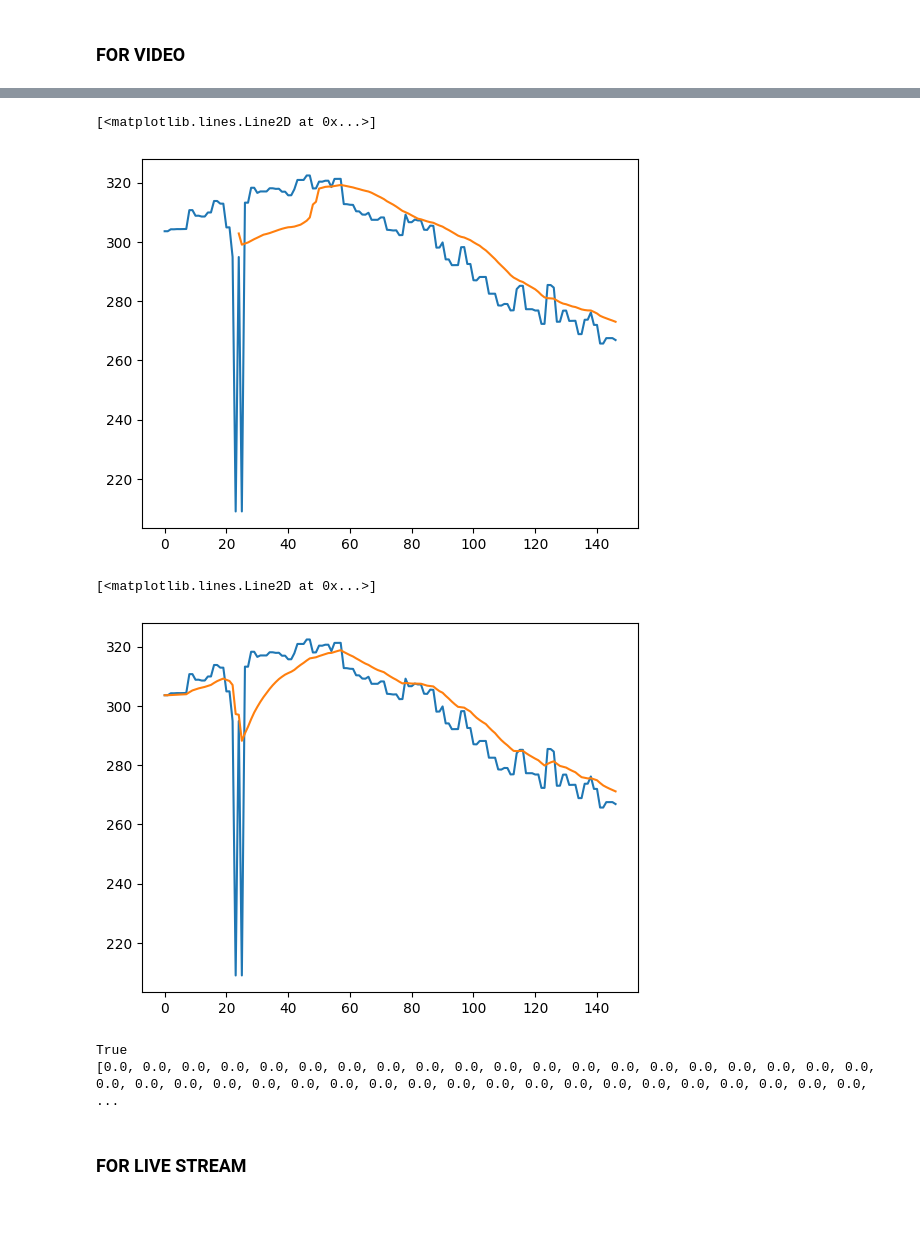
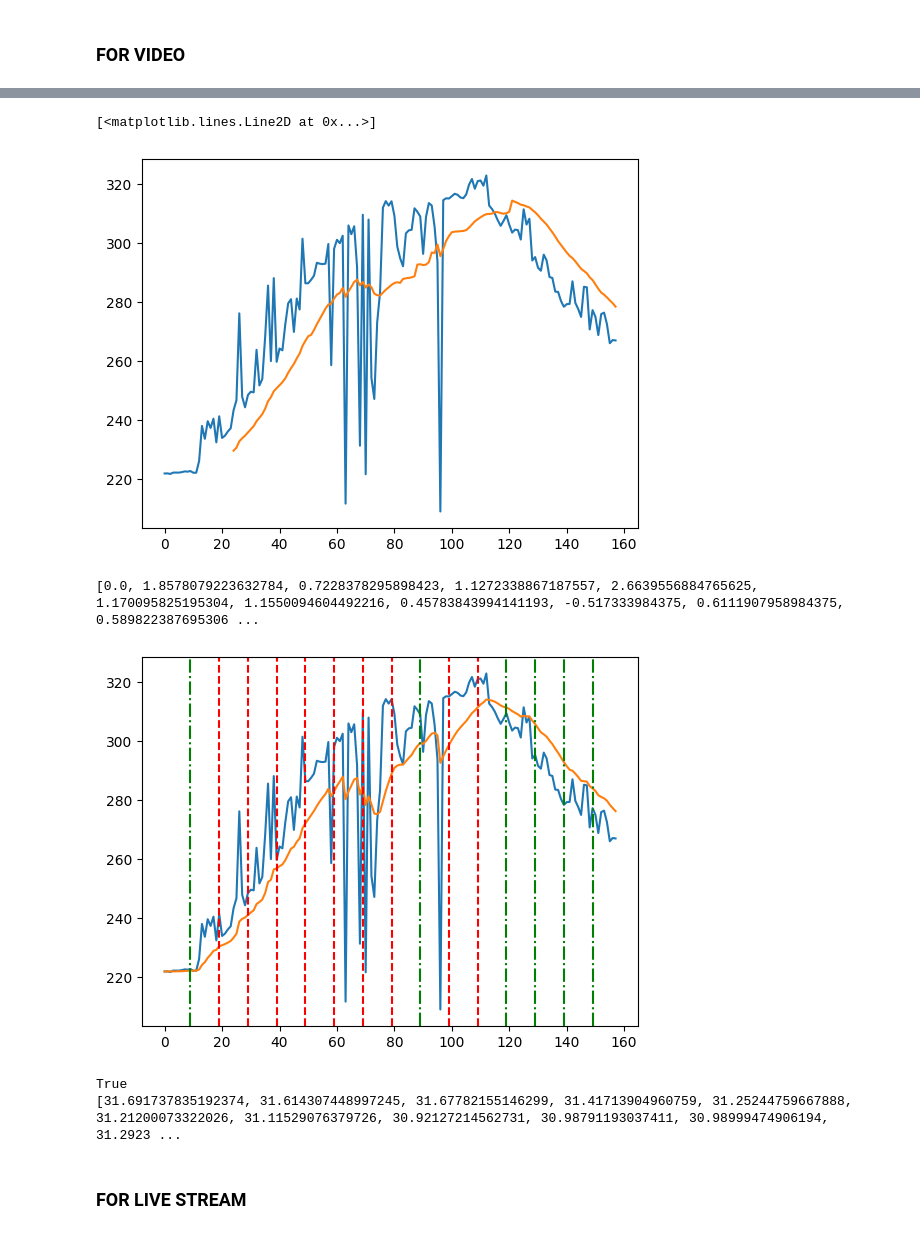
Before and after one commit to Heisenberg-2207/pushrim_detection, a Jupyter notebook: yolo.ipynb, the cells around one changed output, grey strips where cells are left out. Cells and saved outputs as stored; diff of their text form; code cells hidden in the pictures.

Commit message:
little work on close/away detection

```diff
--- a/yolo.ipynb
+++ b/yolo.ipynb
@@ -116,7 +116,7 @@ push_rim_id = 0
 fov = 68
 VIDEOS_DIR = os.path.join('.', 'videos')
 
-video_path = os.path.join(VIDEOS_DIR, 'wheelchair7.mp4')
+video_path = os.path.join(VIDEOS_DIR, 'wheelchair6.mp4')
 video_path_out = '{}_out.mp4'.format(video_path)
 
 cap = cv2.VideoCapture(video_path)
@@ -137,15 +137,20 @@ y_data = []
 dist_arr = []
 orient_arr = []
 width_arr = []
+width_arr_smooth = []
 time_arr = []
+temp = []
+val = []
 frame_no = 0
+alpha = 0.9
+target = 10 #number of frames to detect
 while ret:
 
     results = model(frame)[0]
 
     for result in results.boxes.data.tolist():
         x1, y1, x2, y2, score, class_id = result
-
+        average = 10
         if score > threshold:
             cv2.rectangle(frame, (int(x1), int(y1)), (int(x2), int(y2)), (0, 255, 0), 4)
             # cv2.putText(frame, results.names[int(class_id)].upper(), (int(x1), int(y1 - 10)),
@@ -158,9 +163,6 @@ while ret:
 
                 if width > height:
                     width = height
-                width_arr.append(width)
-                time_arr.append(frame_no)
-                frame_no += 1
                 orientation = math.degrees(math.acos(width / height))
 
                 pixel_dist = 24 * 2.54 / height
@@ -184,15 +186,28 @@ while ret:
                 orient_arr.append(orientation)
                 x_data.append(abs(dist)*math.cos(math.radians(orientation))/100)
                 y_data.append(abs(dist)*math.sin(math.radians(orientation))/100)
+                width_arr_smooth.append(alpha*average + (1-alpha)*width)
+                width_arr.append(width)
+                time_arr.append(frame_no)
 
-                # Show the plot
-                plt.show()
+                if(frame_no%target == target-1):
+                    delta = width_arr_smooth[frame_no] - width_arr_smooth[frame_no-target]
+                    temp.append(frame_no)
+                    val.append(delta)
+                    if(delta > 0):
+                        y_data[-target:] = [-value for value in y_data[-target:]]
+                        print("going closer")
+                    else:
+                        print("going away")
+
+                frame_no += 1
 
     out.write(frame)
     ret, frame = cap.read()
+
 plt.scatter(x_data, y_data)
-plt.xlim(-2, 2)
-plt.ylim(-2, 2)
+plt.xlim(-1.5, 1.5)
+plt.ylim(-1.5, 1.5)
 plt.show()
 
 cap.release()
@@ -230,27 +245,35 @@ smoothed_y_data = np.convolve(width_arr,np.ones(window_size)/window_size, mode='
 plt.plot(time_arr[window_size-1::gap], smoothed_y_data[::gap])
 # %% [output]
 [<matplotlib.lines.Line2D at 0x...>]
-[figure, old version]
+[figure, new version]
 # %%
 alpha = 0.9  # Polyak averaging parameter
 averaged_width_arr = [width_arr[0]]  # Initialize the averaged list with the first value
 
 for i in range(1, len(width_arr)):
     averaged_width = alpha * averaged_width_arr[i-1] + (1 - alpha) * width_arr[i]
     averaged_width_arr.append(averaged_width)
 
 plt.plot(time_arr, width_arr)
 plt.plot(time_arr, averaged_width_arr)
+for i in range(len(temp)):
+    if(val[i] > 0):
+        plt.axvline(x=temp[i], color='r', linestyle='--')
+    else:
+        plt.axvline(x=temp[i], color='g', linestyle='-.')
+
+
+print(val)
 # %% [output]
-[<matplotlib.lines.Line2D at 0x...>]
+[0.0, 1.8578079223632784, 0.7228378295898423, 1.1272338867187557, 2.6639556884765625, 1.170095825195304, 1.1550094604492216, 0.45783843994141193, -0.517333984375, 0.6111907958984375, 0.589822387695306 ...
-[figure, old version]
+[figure, new version]
 # %%
 has_value_less_than_90 = any(value < 90 for value in dist_arr)
 print(has_value_less_than_90)
 print(orient_arr)
 # %% [output]
 True
-[0.0, 0.0, 0.0, 0.0, 0.0, 0.0, 0.0, 0.0, 0.0, 0.0, 0.0, 0.0, 0.0, 0.0, 0.0, 0.0, 0.0, 0.0, 0.0, 0.0, 0.0, 0.0, 0.0, 0.0, 0.0, 0.0, 0.0, 0.0, 0.0, 0.0, 0.0, 0.0, 0.0, 0.0, 0.0, 0.0, 0.0, 0.0, 0.0, 0.0, ...
+[31.691737835192374, 31.614307448997245, 31.67782155146299, 31.41713904960759, 31.25244759667888, 31.21200073322026, 31.11529076379726, 30.92127214562731, 30.98791193037411, 30.98999474906194, 31.2923 ...
 # %% [markdown]
 ### FOR LIVE STREAM
 # %%
```
Also changed, not shown: parts of 2 cells of this notebook, 1 other file.
